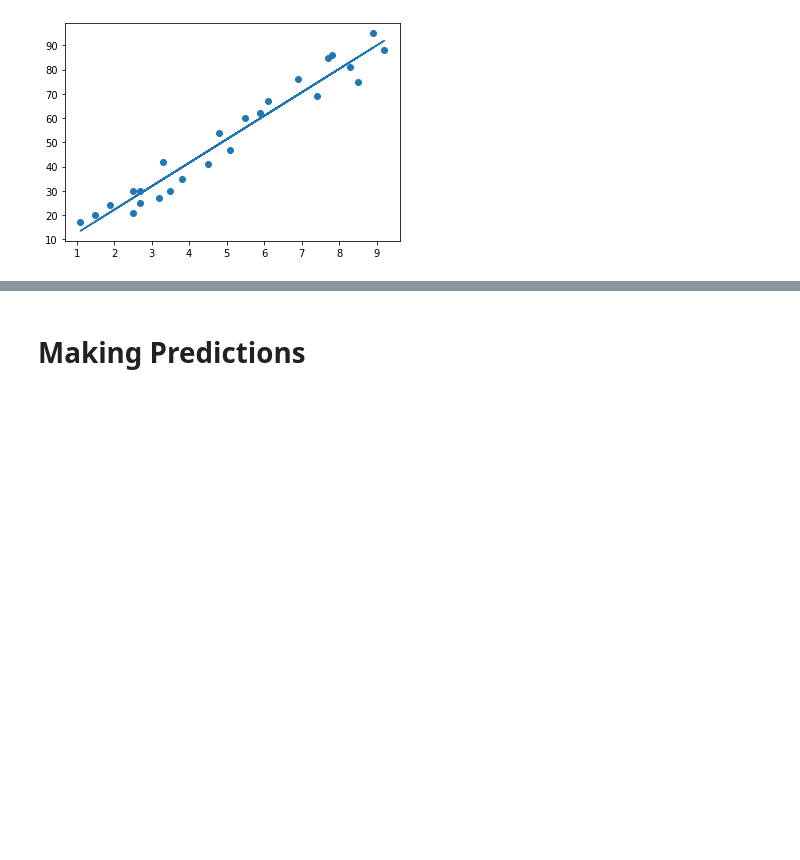
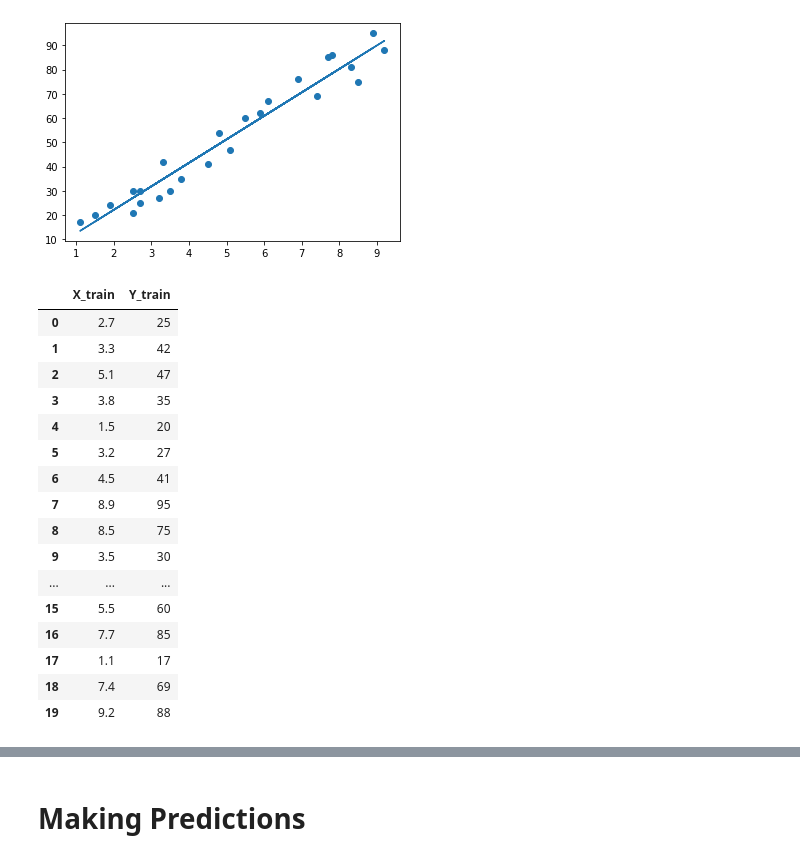
Before and after one commit to bannu0snake/linear_regression, a Jupyter notebook: task-1.ipynb, the cells around one changed output, grey strips where cells are left out. Cells and saved outputs as stored; diff of their text form; code cells hidden in the pictures; blank space fills up the shorter version.

```diff
--- a/task-1.ipynb
+++ b/task-1.ipynb
@@ -137,3 +168,24 @@ plt.plot(X, line);
 plt.show()
 # %% [output]
 [figure]
+# %%
+trainData = pd.DataFrame({'X_train':X_train.reshape(len(X_train)), 'Y_train':Y_train.reshape(len(Y_train))})
+trainData
+# %% [output]
+|  | X_train | Y_train |
+| 0 | 2.7 | 25 |
+| 1 | 3.3 | 42 |
+| 2 | 5.1 | 47 |
+| 3 | 3.8 | 35 |
+| 4 | 1.5 | 20 |
+| 5 | 3.2 | 27 |
+| 6 | 4.5 | 41 |
+| 7 | 8.9 | 95 |
+| 8 | 8.5 | 75 |
+| 9 | 3.5 | 30 |
+| ... | ... | ... |
+| 15 | 5.5 | 60 |
+| 16 | 7.7 | 85 |
+| 17 | 1.1 | 17 |
+| 18 | 7.4 | 69 |
+| 19 | 9.2 | 88 |
```
Also changed, not shown: parts of 6 cells of this notebook.
